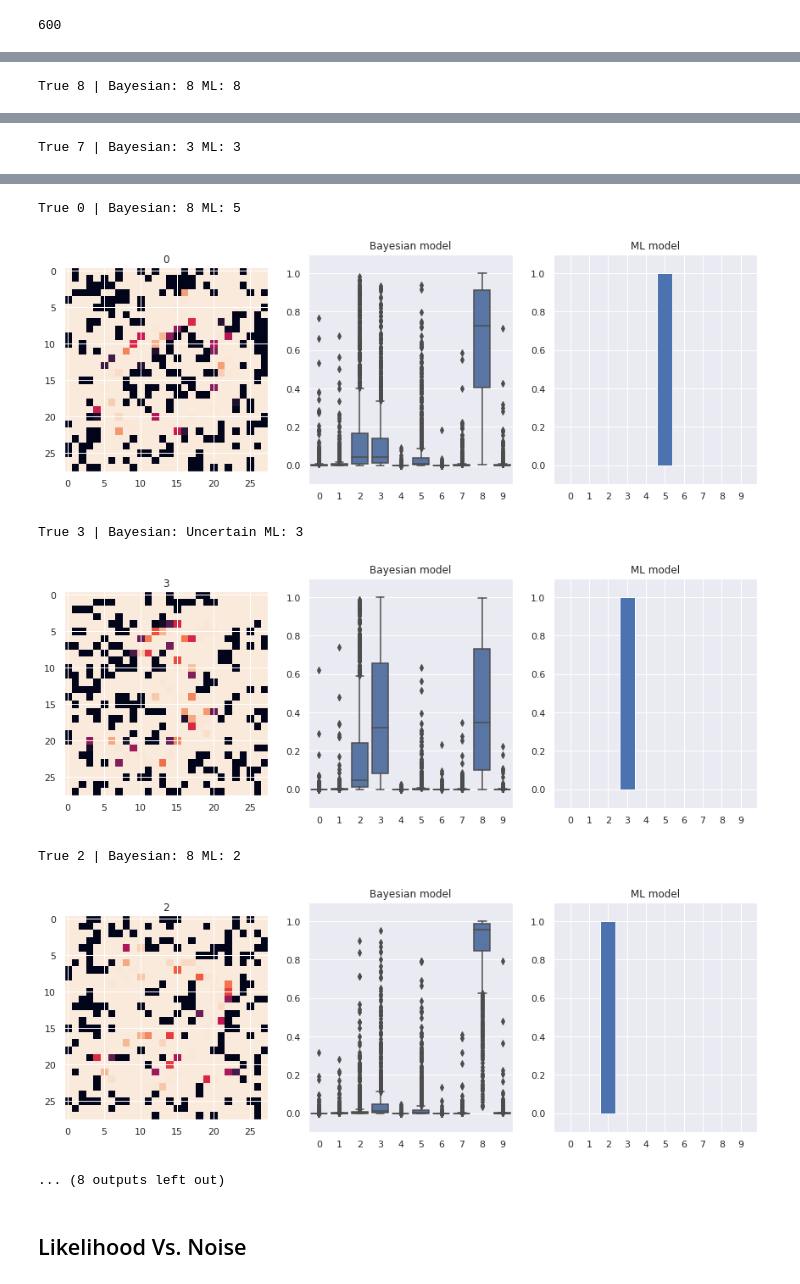
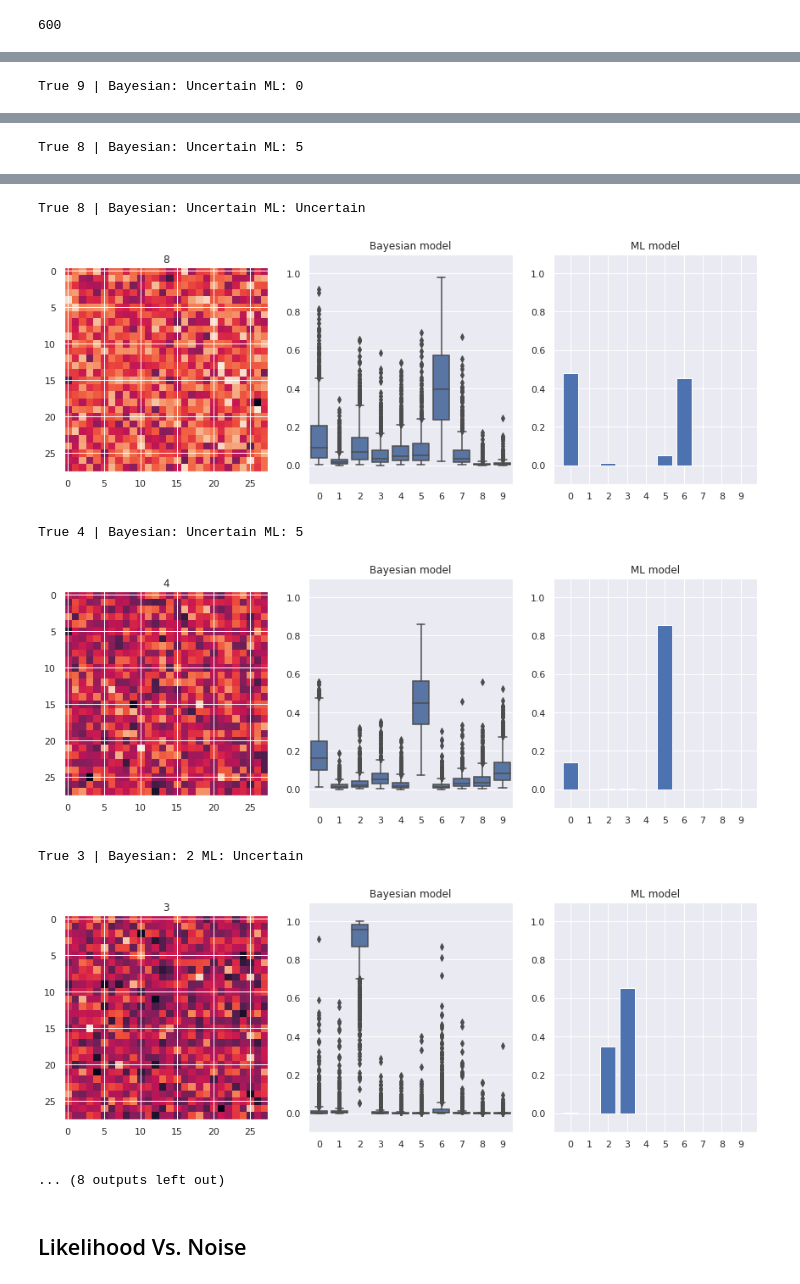
Before and after one commit to vlievin/deep-bayes, a Jupyter notebook: 4-Visualisation-MNIST.ipynb, the cells around one changed output, grey strips where cells are left out. Drawn from its saved outputs; the diff is of its cells as text; code cells hidden in the pictures.

```diff
--- a/Visualisation-MNIST.ipynb
+++ b/4-Visualisation-MNIST.ipynb
@@ -192,9 +192,9 @@ pass
 # %%
 n_samples=1024
 show_dropout = False
-binary_noise = 0.7
+binary_noise = 0
 normal_noise = 0
-full_noise = False
+full_noise = 1
 
 x,t = next(iter(test_loader))
 
@@ -241,8 +241,8 @@ for k in range(10):
     y = f.softmax(bayesian_output.get('y'),-1).cpu().data.numpy()[:,k]
     #y = bayesian_output.get('y').cpu().data.numpy()
     classes = list(range(10))
-    bayes_probs = np.median(y,0)
-    bayes_probs = bayes_probs / bayes_probs.sum()
+    bayes_probs = np.mean(y,0)
+    #bayes_probs = bayes_probs / bayes_probs.sum()
     stds = np.std(y,0)[k]
     ci = np.percentile(y,[5,95],axis=0)
     #low_bayes_probs = np.percentile(y,5,axis=0)
@@ -266,8 +266,8 @@ for k in range(10):
         y = f.softmax(drop_bayesian_output.get('y'),-1).cpu().data.numpy()[:,k]
         #y = bayesian_output.get('y').cpu().data.numpy()
         classes = list(range(10))
-        drop_bayes_probs = np.median(y,0)
-        drop_bayes_probs = drop_bayes_probs / drop_bayes_probs.sum()
+        drop_bayes_probs = np.mean(y,0)
+        #drop_bayes_probs = drop_bayes_probs / drop_bayes_probs.sum()
         stds = np.std(y,0)[k]
         ci = np.percentile(y,[5,95],axis=0)
         #low_bayes_probs = np.percentile(y,5,axis=0)
@@ -281,8 +281,8 @@ for k in range(10):
         y = f.softmax(drop_ml_output.get('y'),-1).cpu().data.numpy()[:,k]
         #y = bayesian_output.get('y').cpu().data.numpy()
         classes = list(range(10))
-        drop_ml_probs = np.median(y,0)
-        drop_ml_probs = drop_ml_probs / drop_ml_probs.sum()
+        drop_ml_probs = np.mean(y,0)
+        #drop_ml_probs = drop_ml_probs / drop_ml_probs.sum()
         stds = np.std(y,0)[k]
         ci = np.percentile(y,[5,95],axis=0)
         #low_bayes_probs = np.percentile(y,5,axis=0)
@@ -306 +306 @@ True 4 | Bayesian: 8 ML: 8
-True 8 | Bayesian: 8 ML: 8
+True 9 | Bayesian: Uncertain ML: 0
@@ -308 +308 @@ True 8 | Bayesian: 8 ML: 8
-True 7 | Bayesian: 3 ML: 3
+True 8 | Bayesian: Uncertain ML: 5
@@ -310,9 +310,9 @@ True 7 | Bayesian: 3 ML: 3
-True 0 | Bayesian: 8 ML: 5
+True 8 | Bayesian: Uncertain ML: Uncertain
-[figure, old version]
+[figure, new version]
-True 3 | Bayesian: Uncertain ML: 3
+True 4 | Bayesian: Uncertain ML: 5
-[figure, old version]
+[figure, new version]
-True 2 | Bayesian: 8 ML: 2
+True 3 | Bayesian: 2 ML: Uncertain
-[figure, old version]
+[figure, new version]
 ... (8 outputs left out)
 # %% [markdown]
 ## Likelihood Vs. Noise
```
Also changed, not shown: parts of 2 cells of this notebook, 6 other files.
